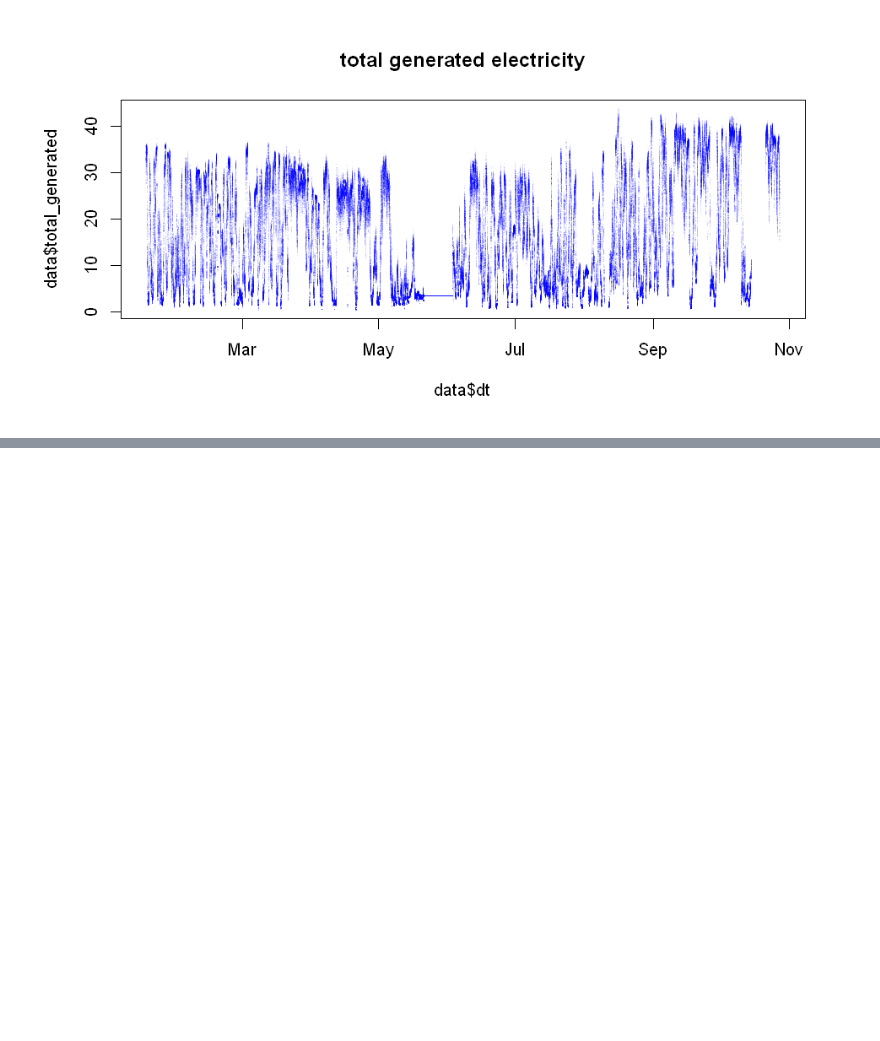
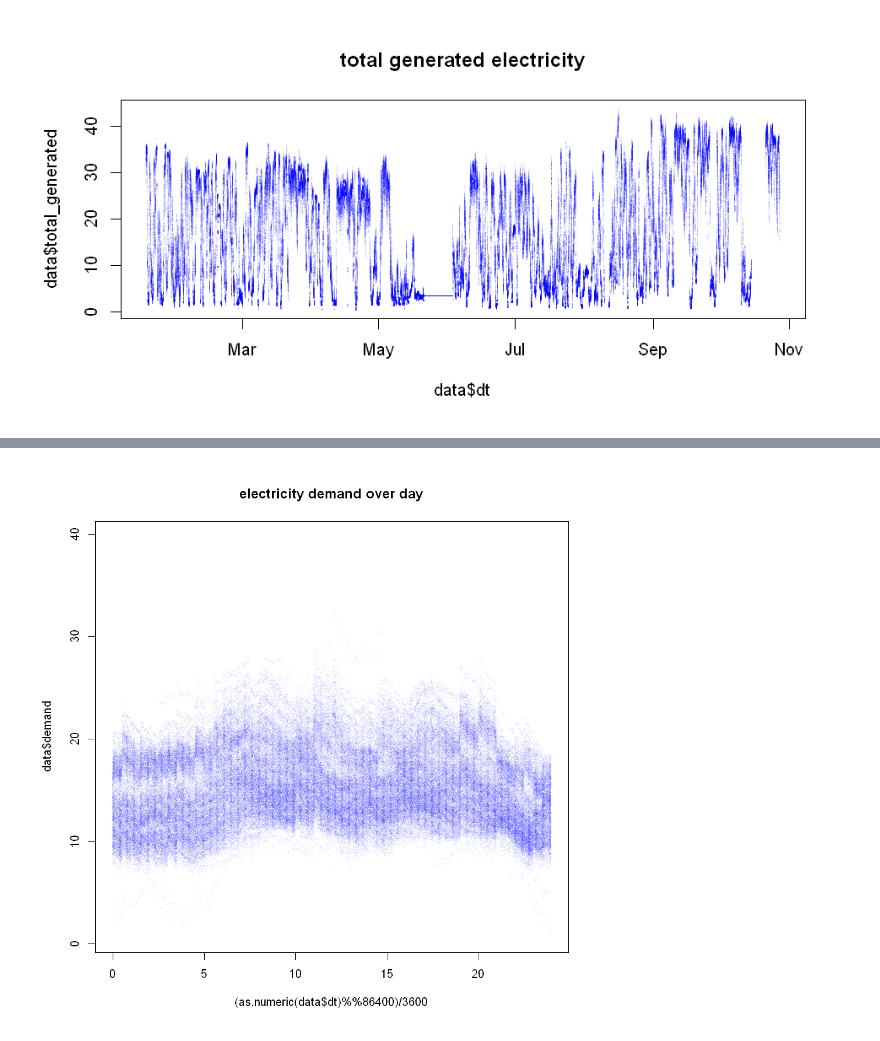
Before and after one commit to srendall91/orkney-electricity, a Jupyter notebook: loganalysis/ElecandANManalysis.ipynb, the cells around one changed output, grey strips where cells are left out. Saved outputs shown, nothing was run; the diff lists cells and outputs as text; code cells hidden in the pictures; blank space fills up the shorter version.

Commit message:
demand over day charted

```diff
--- a/loganalysis/ElecandANManalysis.ipynb
+++ b/loganalysis/ElecandANManalysis.ipynb
@@ -74,0 +85,4 @@ plot(data$dt, data$total_generated, main= "total generated electricity", col=alp
+# %%
+plot((as.numeric(data$dt) %% 86400)/3600, data$demand, main= "electricity demand over day", col=alpha(c("blue"), 0.08), pch=46)
+# %% [output]
+[figure, added]
```
Also changed, not shown: parts of 5 cells of this notebook.
